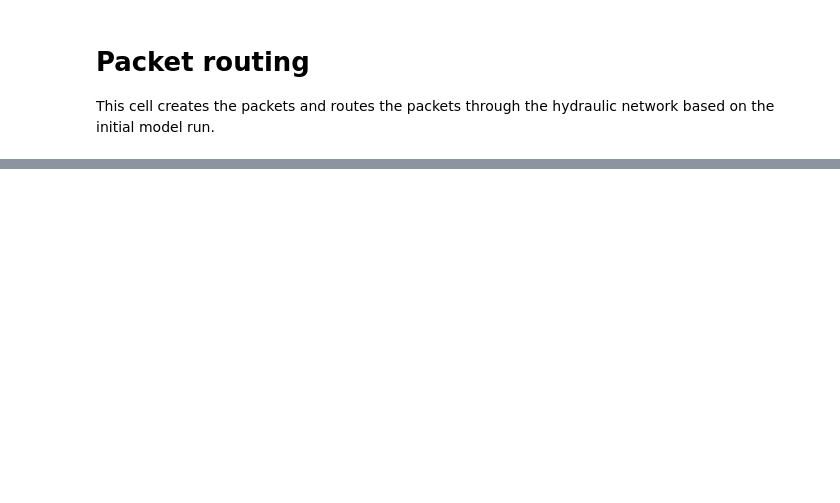
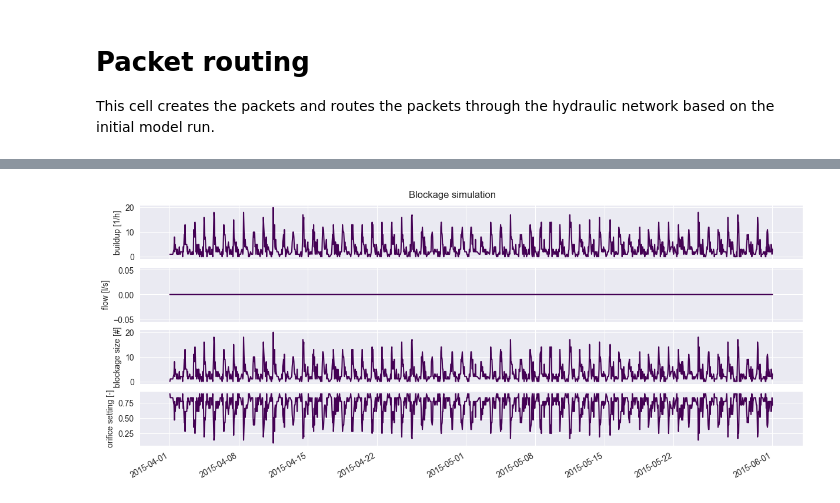
Before and after one commit to alBartig/PacketSWMM, a Jupyter notebook: apps/con_sim_interface.ipynb, the cells around one changed output, grey strips where cells are left out. Saved outputs shown, nothing was run; the diff lists cells and outputs as text; code cells hidden in the pictures; blank space fills up the shorter version.

```diff
--- a/apps/con_sim_interface.ipynb
+++ b/apps/con_sim_interface.ipynb
@@ -269,0 +171,47 @@ df_flows.index[-1]
+# %%
+from blockage import next_blockage, orifice_model_fitted, scaler
+
+def calc_blockage_series(df, out_path):
+    router.get_flows_from_outfile(path_out=out_path, start=start, end=end)
+    df["flow"] = router.df_flows["MH3295504178.1"].resample("1h").mean()
+
+    # prepare arrays
+    df["pile_size"] = 0
+    df["orifice"] = 1
+    accumulation, flowrates, blockage, orifice = df[["accumulation", "flow", "blockage", "orifice"]].dropna().values.T
+    flush_times = df.index.to_numpy()
+    pile_list = []
+    # calculate pile for each timestep
+    for i in range(1, len(flush_times), 1):
+        pile = next_blockage(pile_list[-1], flowrates[i-1], accumulation[i], flush_times[i])
+        pile_list.append(pile)
+    df["blockage"] = blockage
+
+    # calculate orifice setting
+    blockage_scaled, flowrates_scaled = scaler.transform(np.c_[blockage, flowrates]).T
+    orifice = orifice_model_fitted(blockage_scaled, flowrates_scaled)
+    df["orifice"] = orifice
+    return df
+# %%
+fig, axs = plt.subplots(figsize=[12,5], nrows=4, sharex=True, constrained_layout=True)
+fig.suptitle(f"Blockage simulation")
+
+cmap = plt.get_cmap("viridis")
+i = 0
+df = calc_blockage_series(df, out_path)
+
+df["buildup"].plot(ax=axs[0], c=cmap(i))
+axs[0].set(ylabel="buildup [1/h]")
+
+df["flow"].plot(ax=axs[1], c=cmap(i))
+axs[1].set(ylabel="flow [l/s]")
+
+df["blockage"].plot(ax=axs[2], c=cmap(i))
+axs[2].set(ylabel="blockage size [#]")
+
+df["orifice"].plot(ax=axs[3], c=cmap(i))
+axs[3].set(ylabel="orifice setting [-]")
+
+write_swmm_timeseries_data(df["orifice"], r"C:\Users\albert\PycharmProjects\PacketSWMM\sample_data\orifice_settings.dat")
+# %% [output]
+[figure, added]
```
Also changed, not shown: parts of 38 cells of this notebook, 7 other files.
